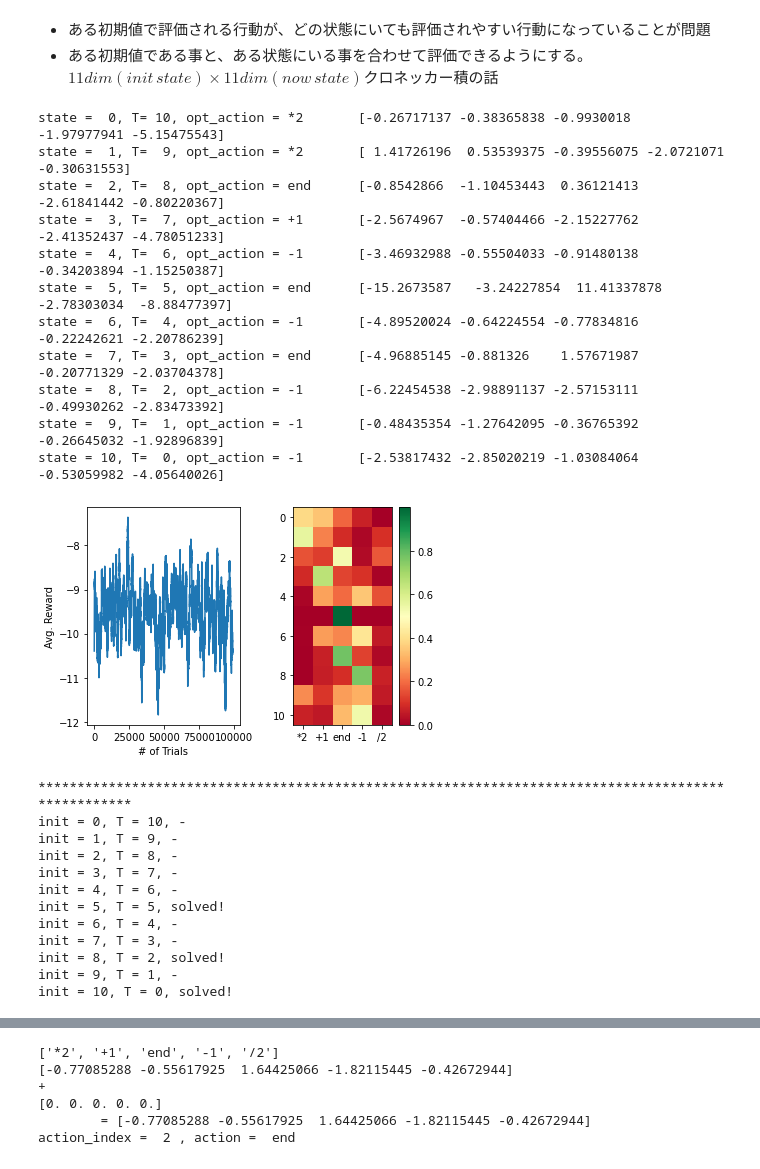
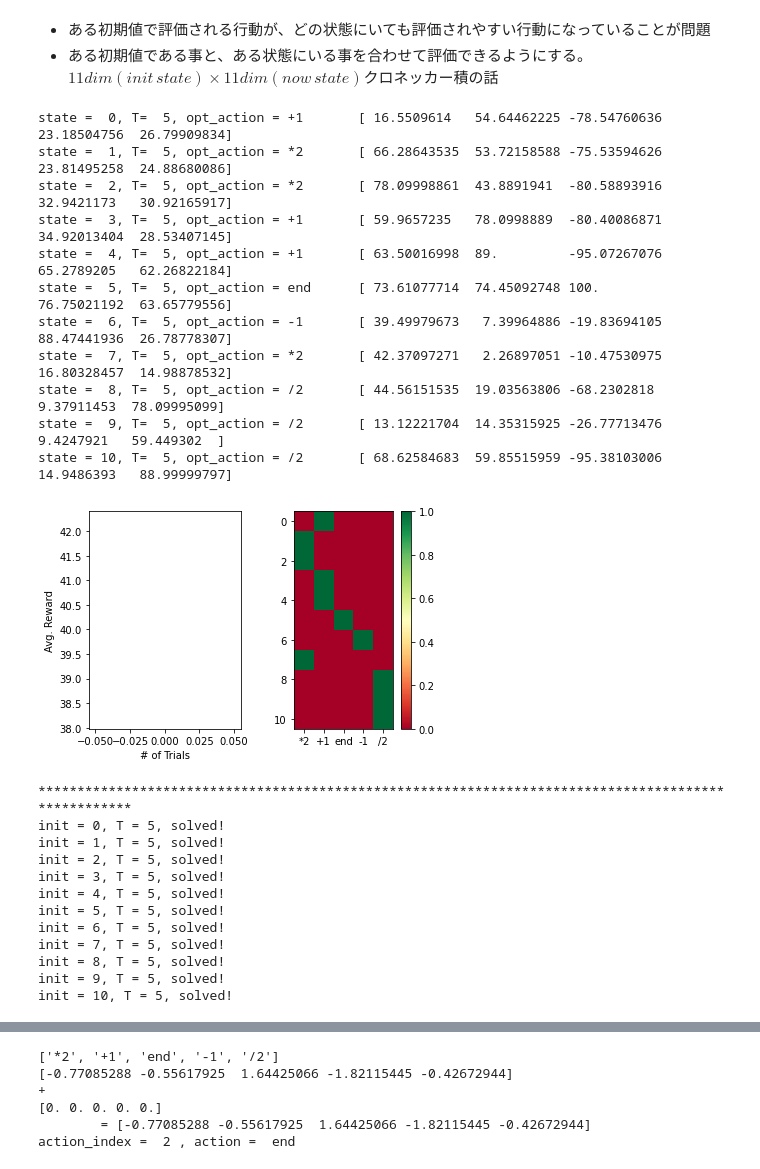
Before and after one commit to hmHam/SelectiveSR, a Jupyter notebook: demo_torch/q_ball.ipynb, the cells around one changed output, grey strips where cells are left out. Saved outputs shown, nothing was run; the diff lists cells and outputs as text; code cells hidden in the pictures.

```diff
--- a/demo_torch/q_ball.ipynb
+++ b/demo_torch/q_ball.ipynb
@@ -55,7 +67,7 @@ def step(s, a, T):
 $ \frac{\partial L}{\partial a_k} = \sum_{ \{t' \in \{ t | a_t = a_k\}} s_{t'} (s_{t'}^T a_{t'} - v) \qquad (v = r + \gamma max(s_{t' + 1}^T V) )$
 # %%
 def update(Q, batch, lr=0.1, gamma=0.9):
-    grad = np.zeros((22, 5))
+    grad = np.zeros((11, 5))
     for e in batch:
         est = e.s @ Q[:, e.a]
         v = e.r
@@ -71,7 +83,7 @@ from collections import defaultdict, namedtuple, deque
 import random
 
 def f(x):
-    return 10 - x
+    return 5
 
 Experience = namedtuple('Experience', ('s', 'a', 'ns', 'r', 'd'))
 starts=[0, 3, 5, 8, 10]
@@ -79,7 +91,7 @@ def trial(seed=100, try_num=100000, lr=0.01, eps=0.1):
     # training
     np.random.seed(seed)
     random.seed(seed)
-    Q = np.zeros((22, 5))
+    Q = np.zeros((11, 5))
     R = []
     # each element is [s, a, ns, r, d]
     experiences = deque(maxlen=1024)
@@ -89,7 +101,8 @@ def trial(seed=100, try_num=100000, lr=0.01, eps=0.1):
         s0 = np.random.choice(starts)
         T = f(s0)
         s0 = x2vec(s0)
-        s = np.r_[s0, s0]
+        # s = np.r_[s0, s0]
+        s = s0
         for _ in range(1000):
             # 行動を選択
             a = np.argmax(Q.T @ s) if np.random.rand() >= eps else np.random.randint(5)
@@ -126,7 +139,8 @@ def view(Q, R, n=1000):
     table = []
     for i in range(11):
         s0 = x2vec(i)
-        s = np.r_[s0, s0]
+        # s = np.r_[s0, s0]
+        s = s0
         u = s.T @ Q
         table.append(softmax(u))
         print('state = %2d, T= %2d, opt_action = %s \t' % (i, f(i), act[np.argmax(u)]), u)
@@ -145,7 +159,8 @@ def test(Q):
     for s0_scalar in range(11):
         T = f(s0_scalar)
         s0_vec = x2vec(s0_scalar)
-        s_vec = np.r_[s0_vec, s0_vec]
+        # s_vec = np.r_[s0_vec, s0_vec]
+        s_vec = s0_vec
         for _ in range(100):
             a = np.argmax(s_vec.T @ Q)
             if a == 2:
@@ -158,35 +173,35 @@ def test(Q):
     for item in solved:
         print('init = %d, T = %d, %s' % item)
 # %%
-Q, R = trial(seed=0, eps=0.3, try_num=100000)
+Q, R = trial(seed=0, eps=0.3, try_num=1000)
 view(Q, R, n=1000)
 print('*' * 100)
 test(Q)
 # %% [output]
-state =  0, T= 10, opt_action = *2       [-0.26717137 -0.38365838 -0.9930018  -1.97977941 -5.15475543]
-state =  1, T=  9, opt_action = *2       [ 1.41726196  0.53539375 -0.39556075 -2.0721071  -0.30631553]
-state =  2, T=  8, opt_action = end      [-0.8542866  -1.10453443  0.36121413 -2.61841442 -0.80220367]
-state =  3, T=  7, opt_action = +1       [-2.5674967  -0.57404466 -2.15227762 -2.41352437 -4.78051233]
-state =  4, T=  6, opt_action = -1       [-3.46932988 -0.55504033 -0.91480138 -0.34203894 -1.15250387]
-state =  5, T=  5, opt_action = end      [-15.2673587   -3.24227854  11.41337878  -2.78303034  -8.88477397]
-state =  6, T=  4, opt_action = -1       [-4.89520024 -0.64224554 -0.77834816 -0.22242621 -2.20786239]
-state =  7, T=  3, opt_action = end      [-4.96885145 -0.881326    1.57671987 -0.20771329 -2.03704378]
-state =  8, T=  2, opt_action = -1       [-6.22454538 -2.98891137 -2.57153111 -0.49930262 -2.83473392]
-state =  9, T=  1, opt_action = -1       [-0.48435354 -1.27642095 -0.36765392 -0.26645032 -1.92896839]
-state = 10, T=  0, opt_action = -1       [-2.53817432 -2.85020219 -1.03084064 -0.53059982 -4.05640026]
+state =  0, T=  5, opt_action = +1       [ 16.5509614   54.64462225 -78.54760636  23.18504756  26.79909834]
+state =  1, T=  5, opt_action = *2       [ 66.28643535  53.72158588 -75.53594626  23.81495258  24.88680086]
+state =  2, T=  5, opt_action = *2       [ 78.09998861  43.8891941  -80.58893916  32.9421173   30.92165917]
+state =  3, T=  5, opt_action = +1       [ 59.9657235   78.0998889  -80.40086871  34.92013404  28.53407145]
+state =  4, T=  5, opt_action = +1       [ 63.50016998  89.         -95.07267076  65.2789205   62.26822184]
+state =  5, T=  5, opt_action = end      [ 73.61077714  74.45092748 100.          76.75021192  63.65779556]
+state =  6, T=  5, opt_action = -1       [ 39.49979673   7.39964886 -19.83694105  88.47441936  26.78778307]
+state =  7, T=  5, opt_action = *2       [ 42.37097271   2.26897051 -10.47530975  16.80328457  14.98878532]
+state =  8, T=  5, opt_action = /2       [ 44.56151535  19.03563806 -68.2302818    9.37911453  78.09995099]
+state =  9, T=  5, opt_action = /2       [ 13.12221704  14.35315925 -26.77713476   9.4247921   59.449302  ]
+state = 10, T=  5, opt_action = /2       [ 68.62584683  59.85515959 -95.38103006  14.9486393   88.99999797]
-[figure, old version]
+[figure, new version]
 ****************************************************************************************************
-init = 0, T = 10, -
-init = 1, T = 9, -
-init = 2, T = 8, -
-init = 3, T = 7, -
-init = 4, T = 6, -
+init = 0, T = 5, solved!
+init = 1, T = 5, solved!
+init = 2, T = 5, solved!
+init = 3, T = 5, solved!
+init = 4, T = 5, solved!
 init = 5, T = 5, solved!
-init = 6, T = 4, -
-init = 7, T = 3, -
-init = 8, T = 2, solved!
-init = 9, T = 1, -
-init = 10, T = 0, solved!
+init = 6, T = 5, solved!
+init = 7, T = 5, solved!
+init = 8, T = 5, solved!
+init = 9, T = 5, solved!
+init = 10, T = 5, solved!
 # %%
 for i, row in enumerate(Q):
     if i <=10:
```
Also changed, not shown: parts of 3 cells of this notebook, 4 other files.
